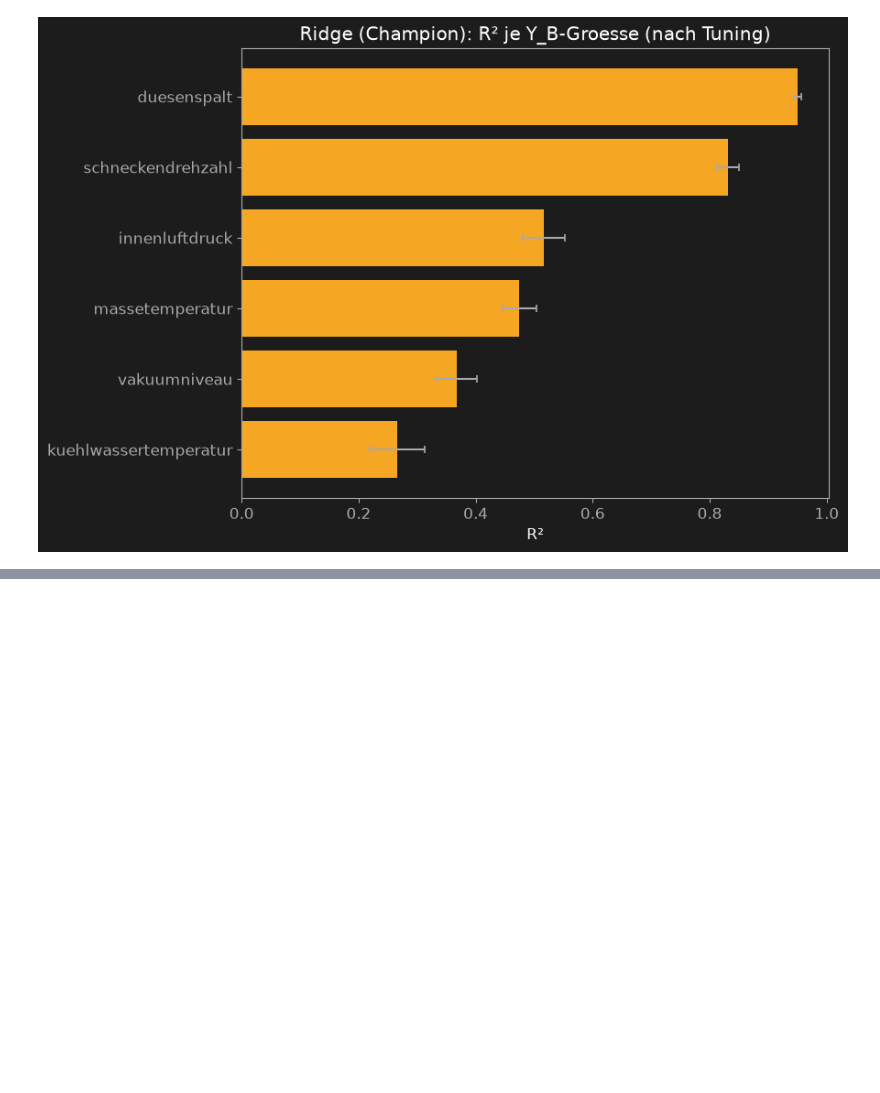
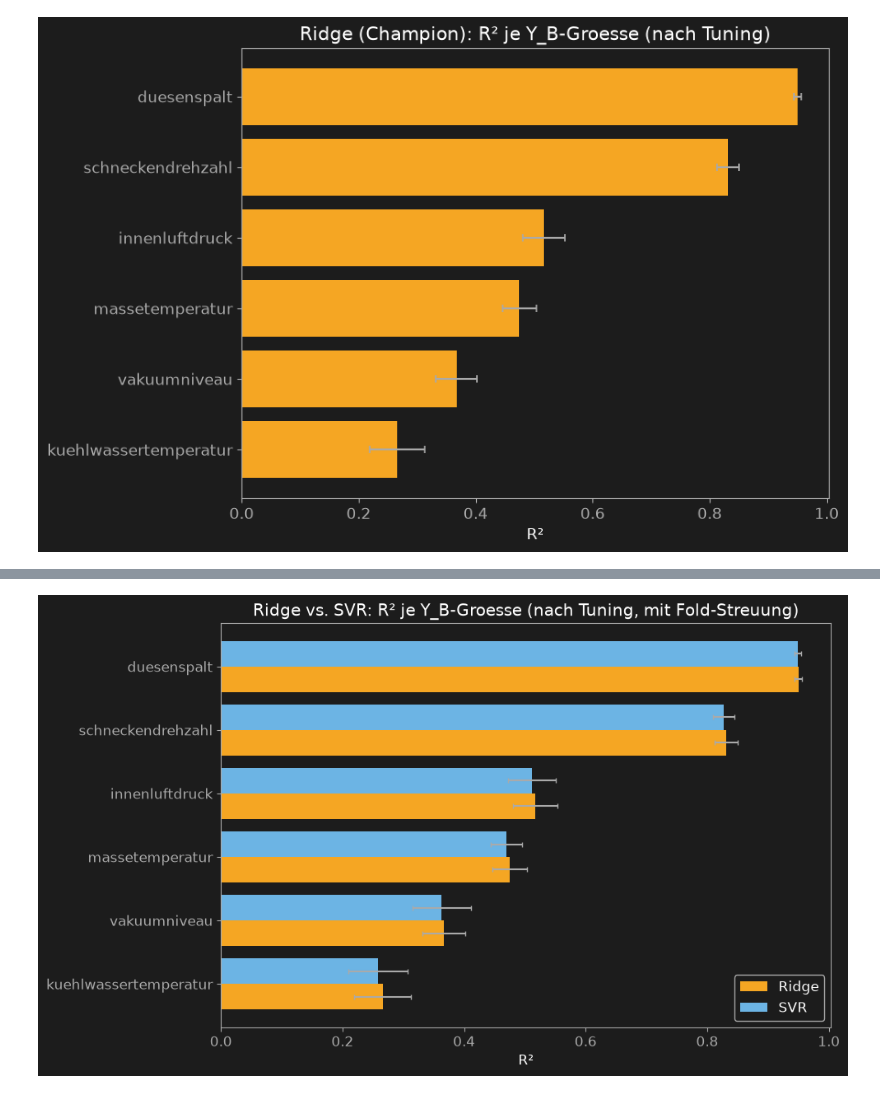
Before and after one commit to AwaTekoete/_MyExtrusionML_Synthetisch, a Jupyter notebook: notebooks/12_hyperparameter_tuning_model_b.ipynb, the cells around one changed output, grey strips where cells are left out. Saved outputs shown, nothing was run; the diff lists cells and outputs as text; code cells hidden in the pictures; blank space fills up the shorter version.

```diff
--- a/notebooks/12_hyperparameter_tuning_model_b.ipynb
+++ b/notebooks/12_hyperparameter_tuning_model_b.ipynb
@@ -787,0 +798,27 @@ print(f"\nGespeichert in: {pfad_svr_je_y}")
+# %%
+# =============================================================================
+# Zelle 16 – Grafik: Ridge vs. SVR, R2 je Y_B-Groesse im direkten Vergleich
+# =============================================================================
+fig, ax = plt.subplots(figsize=(10, 6))
+y_labels = ridge_je_y_df.sort_values("r2_mean", ascending=True).index
+y_pos = np.arange(len(y_labels))
+
+ridge_werte = [ridge_je_y_df.loc[y, "r2_mean"] for y in y_labels]
+ridge_std = [ridge_je_y_df.loc[y, "r2_std"] for y in y_labels]
+svr_werte = [svr_je_y_df.loc[y, "r2_mean"] for y in y_labels]
+svr_std = [svr_je_y_df.loc[y, "r2_std"] for y in y_labels]
+
+ax.barh(y_pos - 0.2, ridge_werte, height=0.4, xerr=ridge_std, color=COLOR_GOLD, label="Ridge",
+        error_kw=dict(ecolor=COLOR_TEXT_MUTED, capsize=2))
+ax.barh(y_pos + 0.2, svr_werte, height=0.4, xerr=svr_std, color=COLOR_BLUE, label="SVR",
+        error_kw=dict(ecolor=COLOR_TEXT_MUTED, capsize=2))
+ax.set_yticks(y_pos)
+ax.set_yticklabels(y_labels)
+ax.set_xlabel("R²")
+ax.set_title("Ridge vs. SVR: R² je Y_B-Groesse (nach Tuning, mit Fold-Streuung)")
+ax.legend()
+plt.tight_layout()
+save_figure(fig, "../reports/figures/16_ridge_vs_svr_je_yb.png")
+plt.show()
+# %% [output]
+[figure, added]
```
Also changed, not shown: parts of 3 cells of this notebook.
